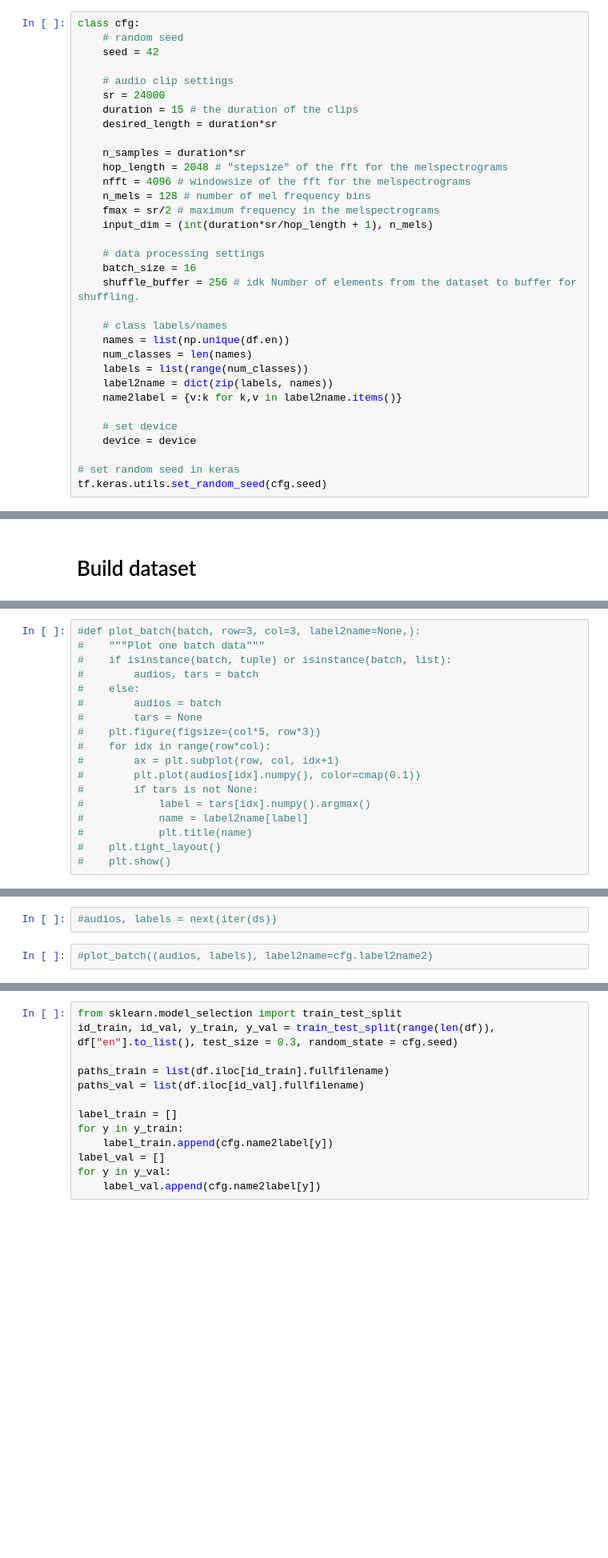
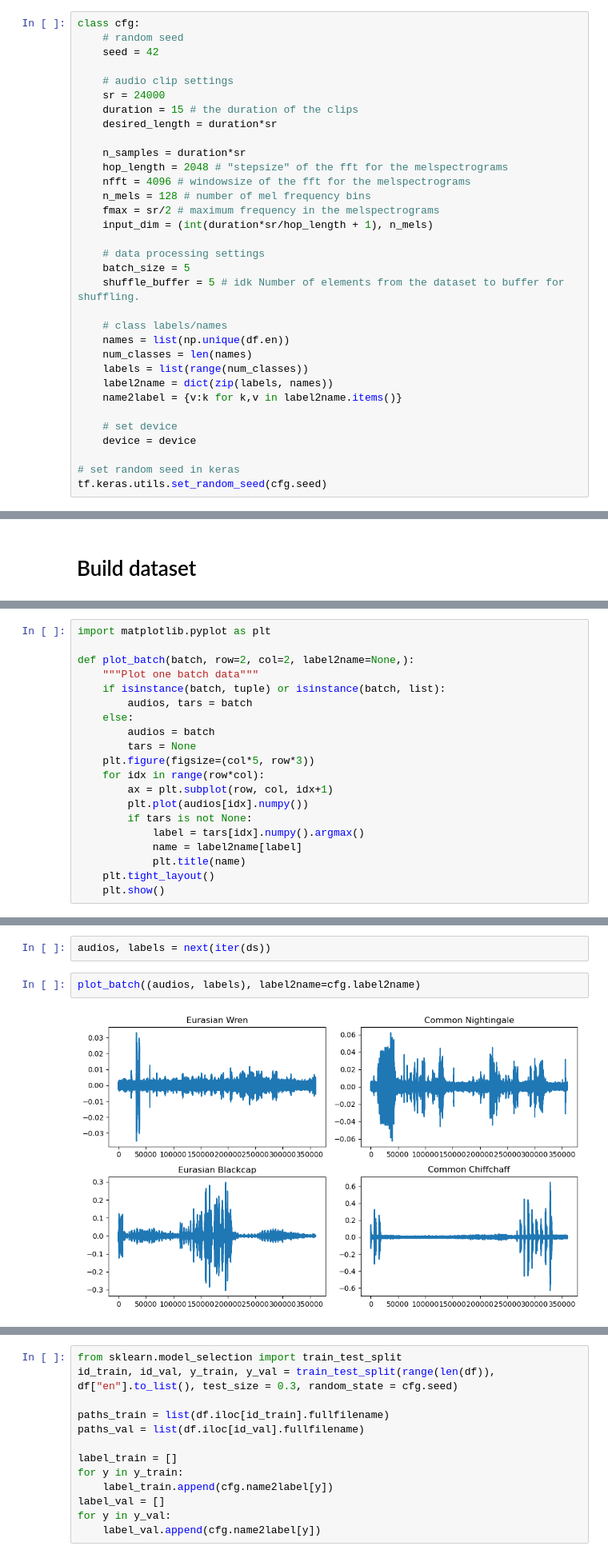
Before and after one commit to lukas-bert/CNN-based-Bird-Audio-Classification, a Jupyter notebook: workflow/notebooks/DatasetBuilder.ipynb, the cells around one changed output, grey strips where cells are left out. Shown: that part at 80% size. Saved outputs shown, nothing was run; the diff lists cells and outputs as text; blank space fills up the shorter version.

```diff
--- a/workflow/notebooks/DatasetBuilder.ipynb
+++ b/workflow/notebooks/DatasetBuilder.ipynb
@@ -98,8 +98,8 @@ class cfg:
     input_dim = (int(duration*sr/hop_length + 1), n_mels)
 
     # data processing settings
-    batch_size = 16
-    shuffle_buffer = 256 # idk Number of elements from the dataset to buffer for shuffling.
+    batch_size = 5
+    shuffle_buffer = 5 # idk Number of elements from the dataset to buffer for shuffling.
 
     # class labels/names
     names = list(np.unique(df.en))
@@ -287,19 +290,21 @@ def build_dataset(paths, labels=None, batch_size=cfg.batch_size,
 # %%
-#def plot_batch(batch, row=3, col=3, label2name=None,):
-#    """Plot one batch data"""
-#    if isinstance(batch, tuple) or isinstance(batch, list):
-#        audios, tars = batch
-#    else:
-#        audios = batch
-#        tars = None
-#    plt.figure(figsize=(col*5, row*3))
-#    for idx in range(row*col):
-#        ax = plt.subplot(row, col, idx+1)
-#        plt.plot(audios[idx].numpy(), color=cmap(0.1))
-#        if tars is not None:
-#            label = tars[idx].numpy().argmax()
-#            name = label2name[label]
-#            plt.title(name)
-#    plt.tight_layout()
-#    plt.show()
+import matplotlib.pyplot as plt
+
+def plot_batch(batch, row=2, col=2, label2name=None,):
+    """Plot one batch data"""
+    if isinstance(batch, tuple) or isinstance(batch, list):
+        audios, tars = batch
+    else:
+        audios = batch
+        tars = None
+    plt.figure(figsize=(col*5, row*3))
+    for idx in range(row*col):
+        ax = plt.subplot(row, col, idx+1)
+        plt.plot(audios[idx].numpy())
+        if tars is not None:
+            label = tars[idx].numpy().argmax()
+            name = label2name[label]
+            plt.title(name)
+    plt.tight_layout()
+    plt.show()
 # %%
@@ -307,7 +314,9 @@ def build_dataset(paths, labels=None, batch_size=cfg.batch_size,
 # %%
-#audios, labels = next(iter(ds))
+audios, labels = next(iter(ds))
 # %%
-#plot_batch((audios, labels), label2name=cfg.label2name2)
+plot_batch((audios, labels), label2name=cfg.label2name)
+# %% [output]
+[figure, added]
 # %%
 from tensorflow.keras.layers import Layer, Dense, Dropout, Activation, Flatten, Conv2D, MaxPooling2D, Input
 
```
Also changed, not shown: parts of 10 cells of this notebook, 12 other files.
